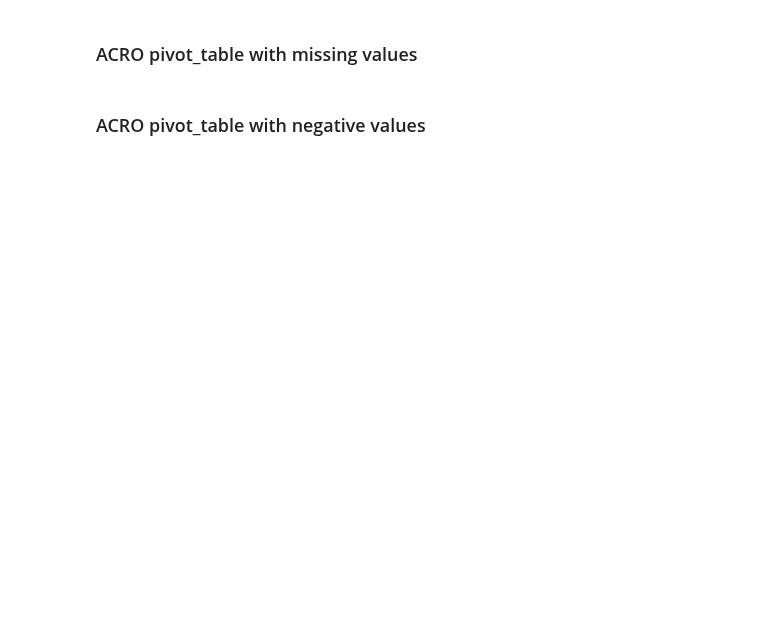
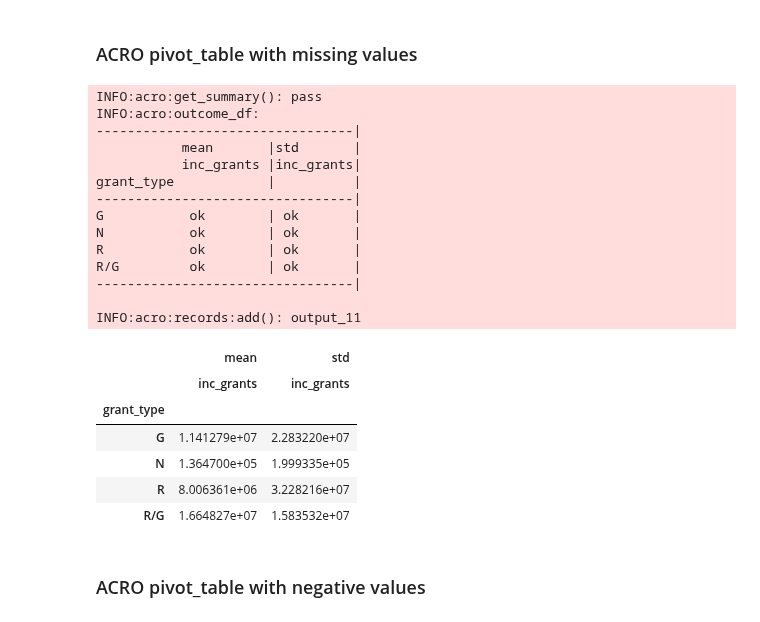
Before and after one commit to AI-SDC/ACRO, a Jupyter notebook: notebooks/test.ipynb, the cells around one changed output. Drawn from its saved outputs; the diff is of its cells as text; code cells hidden in the pictures; blank space fills up the shorter version.

```diff
--- a/notebooks/test.ipynb
+++ b/notebooks/test.ipynb
@@ -127,12 +425,34 @@ table
 # %%
 utils.CHECK_MISSING_VALUES = True
 
-df.loc[0:10, "inc_grants"] = np.NaN
+df.loc[0:10, "inc_grants"] = np.nan
 
 table = acro.pivot_table(
     df, index=["grant_type"], values=["inc_grants"], aggfunc=["mean", "std"]
 )
 table
+# %% [output]
+INFO:acro:get_summary(): pass
+INFO:acro:outcome_df:
+---------------------------------|
+           mean       |std       |
+           inc_grants |inc_grants|
+grant_type            |          |
+---------------------------------|
+G           ok        | ok       |
+N           ok        | ok       |
+R           ok        | ok       |
+R/G         ok        | ok       |
+---------------------------------|
+
+INFO:acro:records:add(): output_11
+|  | mean | std |
+|  | inc_grants | inc_grants |
+| grant_type |  |  |
+| G | 1.141279e+07 | 2.283220e+07 |
+| N | 1.364700e+05 | 1.999335e+05 |
+| R | 8.006361e+06 | 3.228216e+07 |
+| R/G | 1.664827e+07 | 1.583532e+07 |
 # %%
 utils.CHECK_MISSING_VALUES = False
 # %% [markdown]
```
Also changed, not shown: parts of 32 cells of this notebook, 2 other files.
